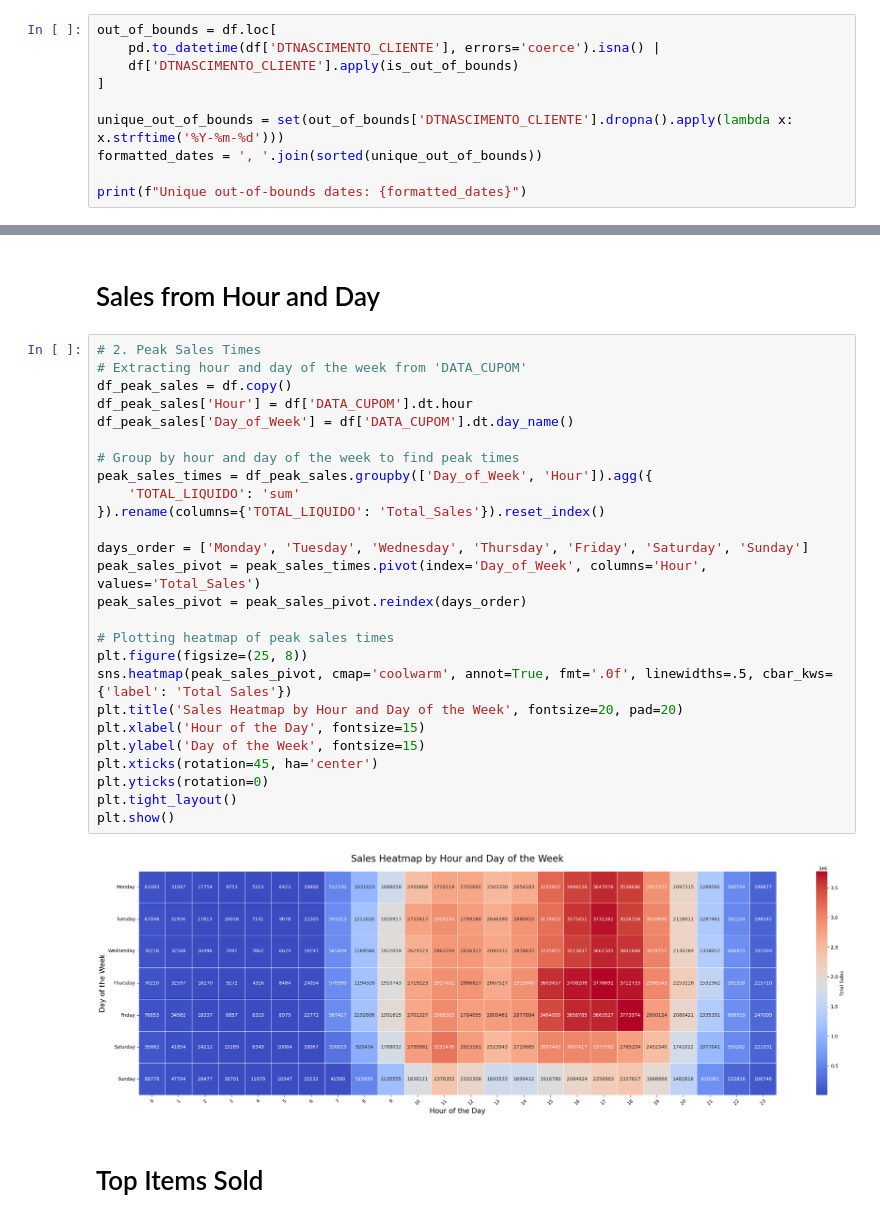
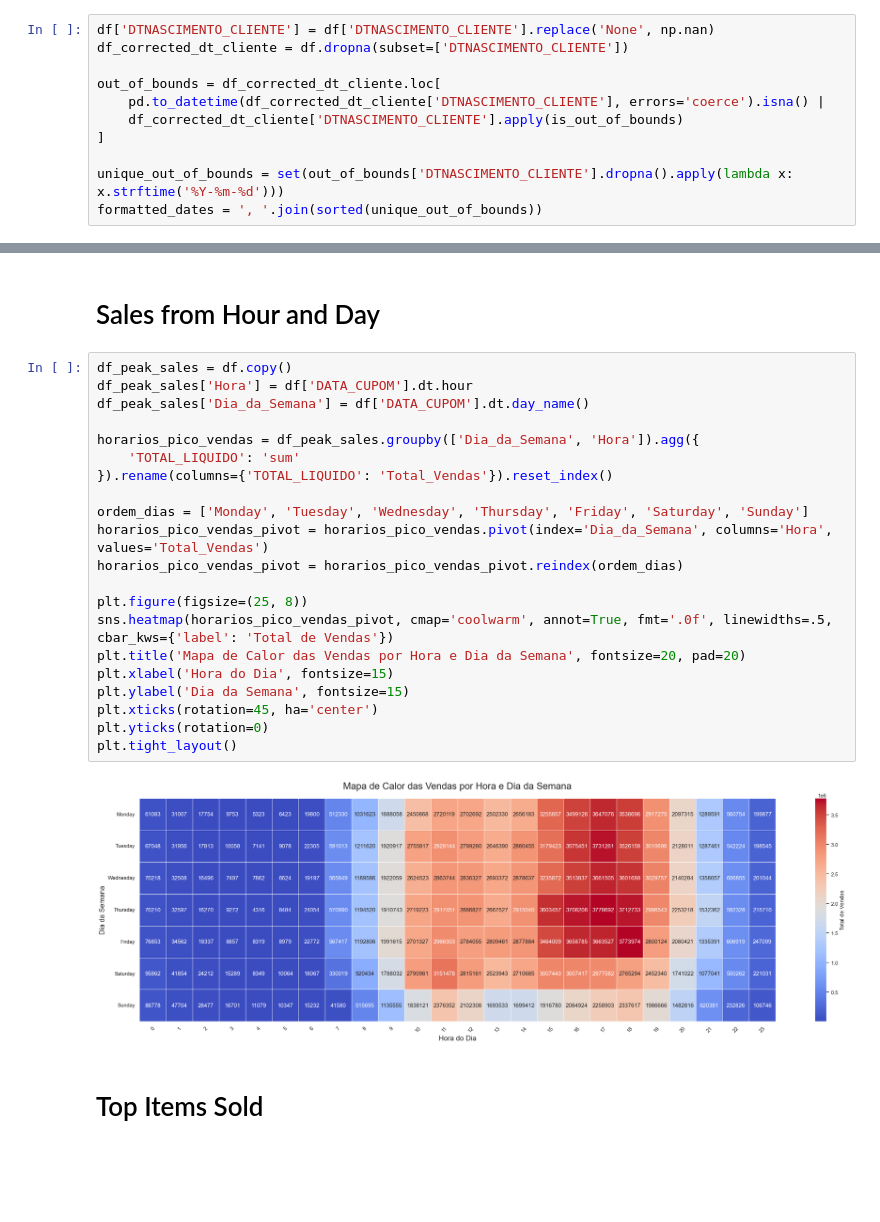
Before and after one commit to macedoti13/Cross-and-Up-Selling-with-Deep-Learning, a Jupyter notebook: joao_analysis.ipynb, the cells around one changed output, grey strips where cells are left out. Drawn from its saved outputs; the diff is of its cells as text; blank space fills up the shorter version.

```diff
--- a/joao_analysis.ipynb
+++ b/joao_analysis.ipynb
@@ -253,13 +275,14 @@ def is_out_of_bounds(date_str):
     except (ValueError, TypeError):
         return True
 # %%
-out_of_bounds = df.loc[
-    pd.to_datetime(df['DTNASCIMENTO_CLIENTE'], errors='coerce').isna() |
-    df['DTNASCIMENTO_CLIENTE'].apply(is_out_of_bounds)
+df['DTNASCIMENTO_CLIENTE'] = df['DTNASCIMENTO_CLIENTE'].replace('None', np.nan)
+df_corrected_dt_cliente = df.dropna(subset=['DTNASCIMENTO_CLIENTE'])
+
+out_of_bounds = df_corrected_dt_cliente.loc[
+    pd.to_datetime(df_corrected_dt_cliente['DTNASCIMENTO_CLIENTE'], errors='coerce').isna() |
+    df_corrected_dt_cliente['DTNASCIMENTO_CLIENTE'].apply(is_out_of_bounds)
 ]
 
 unique_out_of_bounds = set(out_of_bounds['DTNASCIMENTO_CLIENTE'].dropna().apply(lambda x: x.strftime('%Y-%m-%d')))
 formatted_dates = ', '.join(sorted(unique_out_of_bounds))
-
-print(f"Unique out-of-bounds dates: {formatted_dates}")
 # %% [output]
@@ -460,33 +403,28 @@ plt.show()
 # %% [markdown]
 # Sales from Hour and Day
 # %%
-# 2. Peak Sales Times
-# Extracting hour and day of the week from 'DATA_CUPOM'
 df_peak_sales = df.copy()
-df_peak_sales['Hour'] = df['DATA_CUPOM'].dt.hour
-df_peak_sales['Day_of_Week'] = df['DATA_CUPOM'].dt.day_name()
+df_peak_sales['Hora'] = df['DATA_CUPOM'].dt.hour
+df_peak_sales['Dia_da_Semana'] = df['DATA_CUPOM'].dt.day_name()
 
-# Group by hour and day of the week to find peak times
-peak_sales_times = df_peak_sales.groupby(['Day_of_Week', 'Hour']).agg({
+horarios_pico_vendas = df_peak_sales.groupby(['Dia_da_Semana', 'Hora']).agg({
     'TOTAL_LIQUIDO': 'sum'
-}).rename(columns={'TOTAL_LIQUIDO': 'Total_Sales'}).reset_index()
+}).rename(columns={'TOTAL_LIQUIDO': 'Total_Vendas'}).reset_index()
 
-days_order = ['Monday', 'Tuesday', 'Wednesday', 'Thursday', 'Friday', 'Saturday', 'Sunday']
-peak_sales_pivot = peak_sales_times.pivot(index='Day_of_Week', columns='Hour', values='Total_Sales')
-peak_sales_pivot = peak_sales_pivot.reindex(days_order)
+ordem_dias = ['Monday', 'Tuesday', 'Wednesday', 'Thursday', 'Friday', 'Saturday', 'Sunday']
+horarios_pico_vendas_pivot = horarios_pico_vendas.pivot(index='Dia_da_Semana', columns='Hora', values='Total_Vendas')
+horarios_pico_vendas_pivot = horarios_pico_vendas_pivot.reindex(ordem_dias)
 
-# Plotting heatmap of peak sales times
 plt.figure(figsize=(25, 8))
-sns.heatmap(peak_sales_pivot, cmap='coolwarm', annot=True, fmt='.0f', linewidths=.5, cbar_kws={'label': 'Total Sales'})
-plt.title('Sales Heatmap by Hour and Day of the Week', fontsize=20, pad=20)
-plt.xlabel('Hour of the Day', fontsize=15)
-plt.ylabel('Day of the Week', fontsize=15)
+sns.heatmap(horarios_pico_vendas_pivot, cmap='coolwarm', annot=True, fmt='.0f', linewidths=.5, cbar_kws={'label': 'Total de Vendas'})
+plt.title('Mapa de Calor das Vendas por Hora e Dia da Semana', fontsize=20, pad=20)
+plt.xlabel('Hora do Dia', fontsize=15)
+plt.ylabel('Dia da Semana', fontsize=15)
 plt.xticks(rotation=45, ha='center')
 plt.yticks(rotation=0)
 plt.tight_layout()
-plt.show()
 # %% [output]
-[figure, old version]
+[figure, new version]
 # %% [markdown]
 # Top Items Sold
 # %%
```
Also changed, not shown: parts of 22 cells of this notebook.
